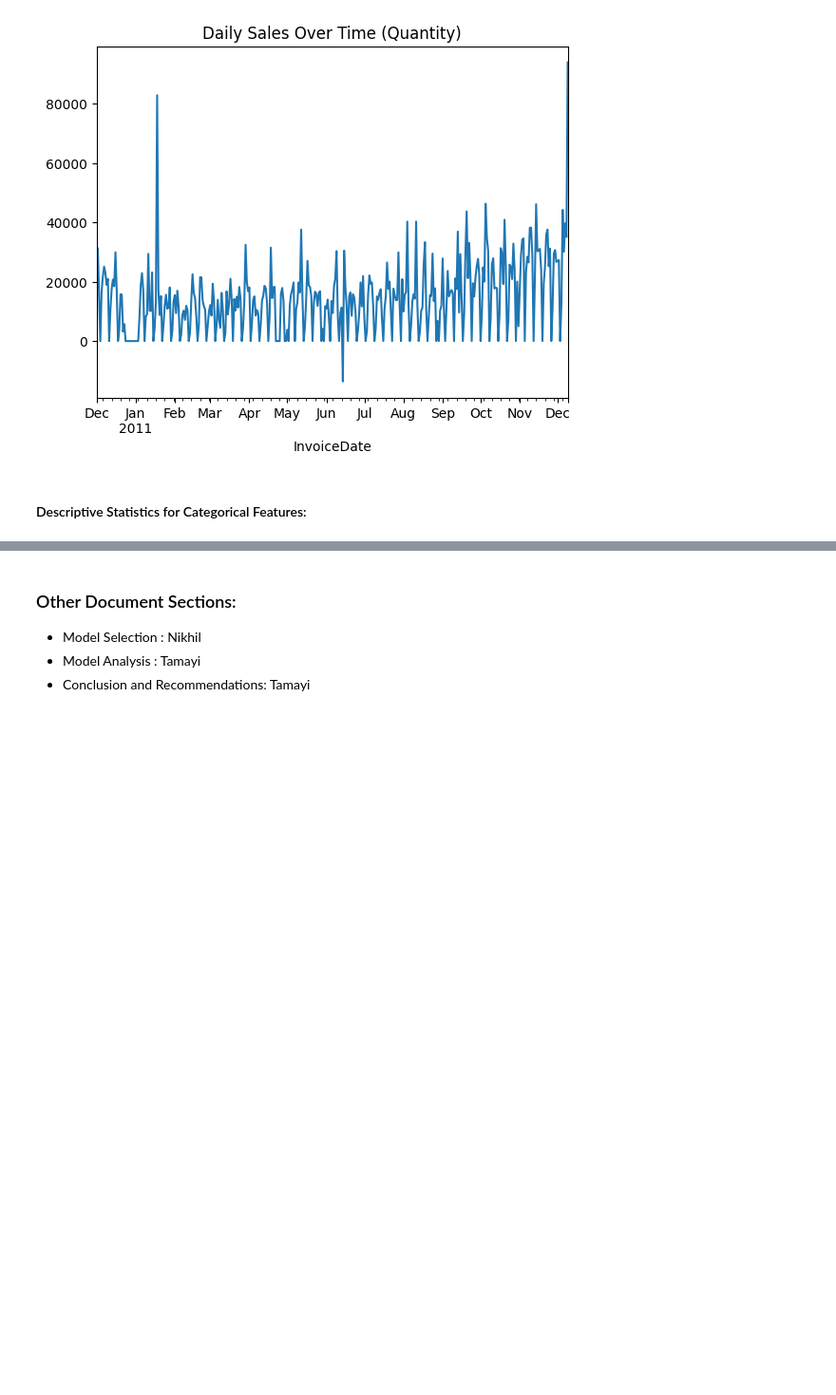
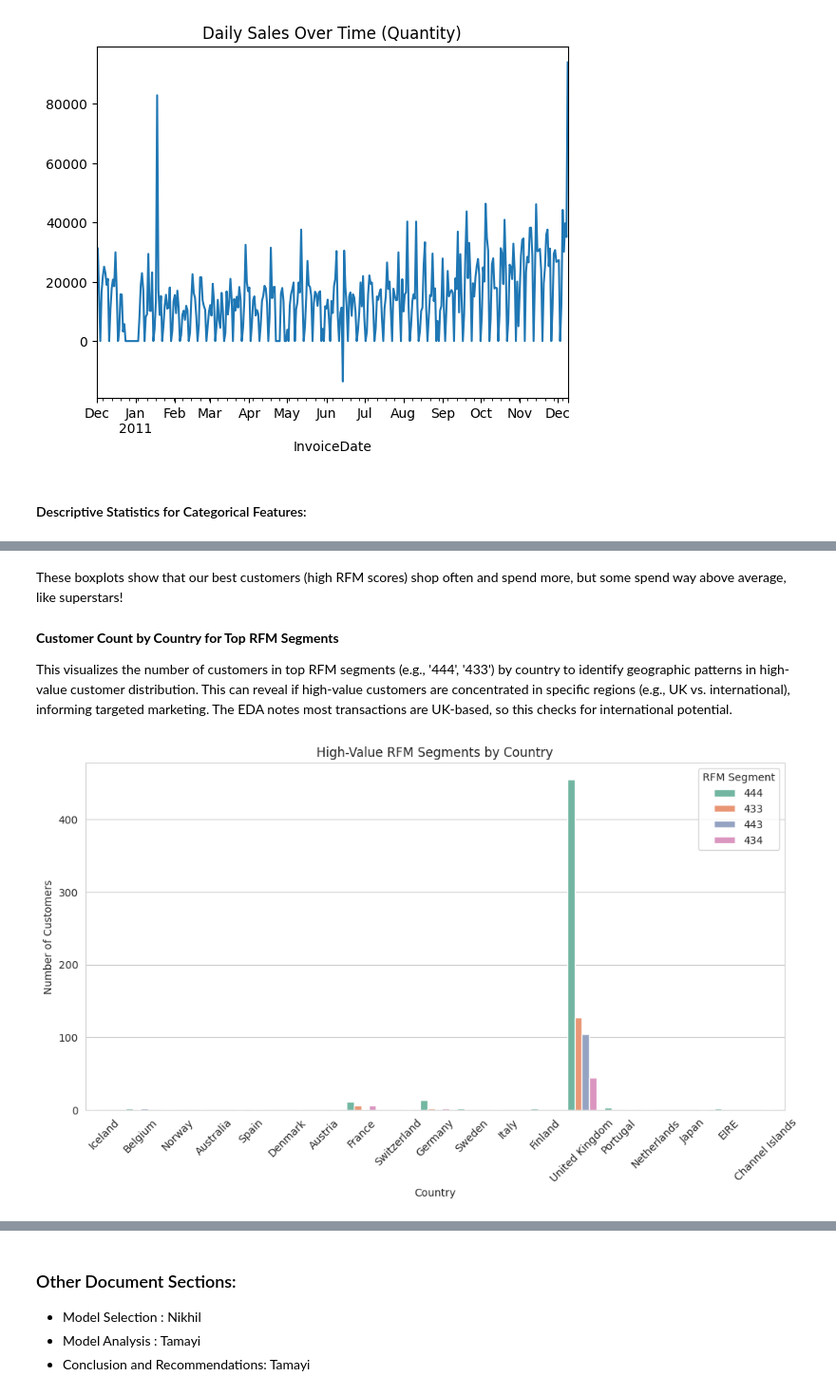
Before and after one commit to nbembi/AA_500_USD_Group9_CustomerSegmentation, a Jupyter notebook: Team_9_Notebook.ipynb, the cells around one changed output, grey strips where cells are left out. Shown at 95% size. Drawn from its saved outputs; the diff is of its cells as text; code cells hidden in the pictures; blank space fills up the shorter version.

```diff
--- a/Team_9_Notebook.ipynb
+++ b/Team_9_Notebook.ipynb
@@ -363,0 +573,21 @@ Cancellations: 0
+# %% [markdown]
+
+These boxplots show that our best customers (high RFM scores) shop often and spend more, but some spend way above average, like superstars!
+# %% [markdown]
+**Customer Count by Country for Top RFM Segments**
+
+This visualizes the number of customers in top RFM segments (e.g., '444', '433') by country to identify geographic patterns in high-value customer distribution. This can reveal if high-value customers are concentrated in specific regions (e.g., UK vs. international), informing targeted marketing. The EDA notes most transactions are UK-based, so this checks for international potential.
+# %%
+rfm_with_country = rfm.merge(df[['CustomerID', 'Country']].drop_duplicates(), on='CustomerID')
+top_segments = rfm_with_country[rfm_with_country['RFM_Segment'].isin(['444', '433', '443', '434'])]
+plt.figure(figsize=(12, 6))
+sns.countplot(data=top_segments, x='Country', hue='RFM_Segment', palette='Set2')
+plt.title('High-Value RFM Segments by Country')
+plt.xlabel('Country')
+plt.ylabel('Number of Customers')
+plt.xticks(rotation=45)
+plt.legend(title='RFM Segment')
+plt.show()
+plt.close()
+# %% [output]
+[figure, added]
```
Also changed, not shown: parts of 32 cells of this notebook.
